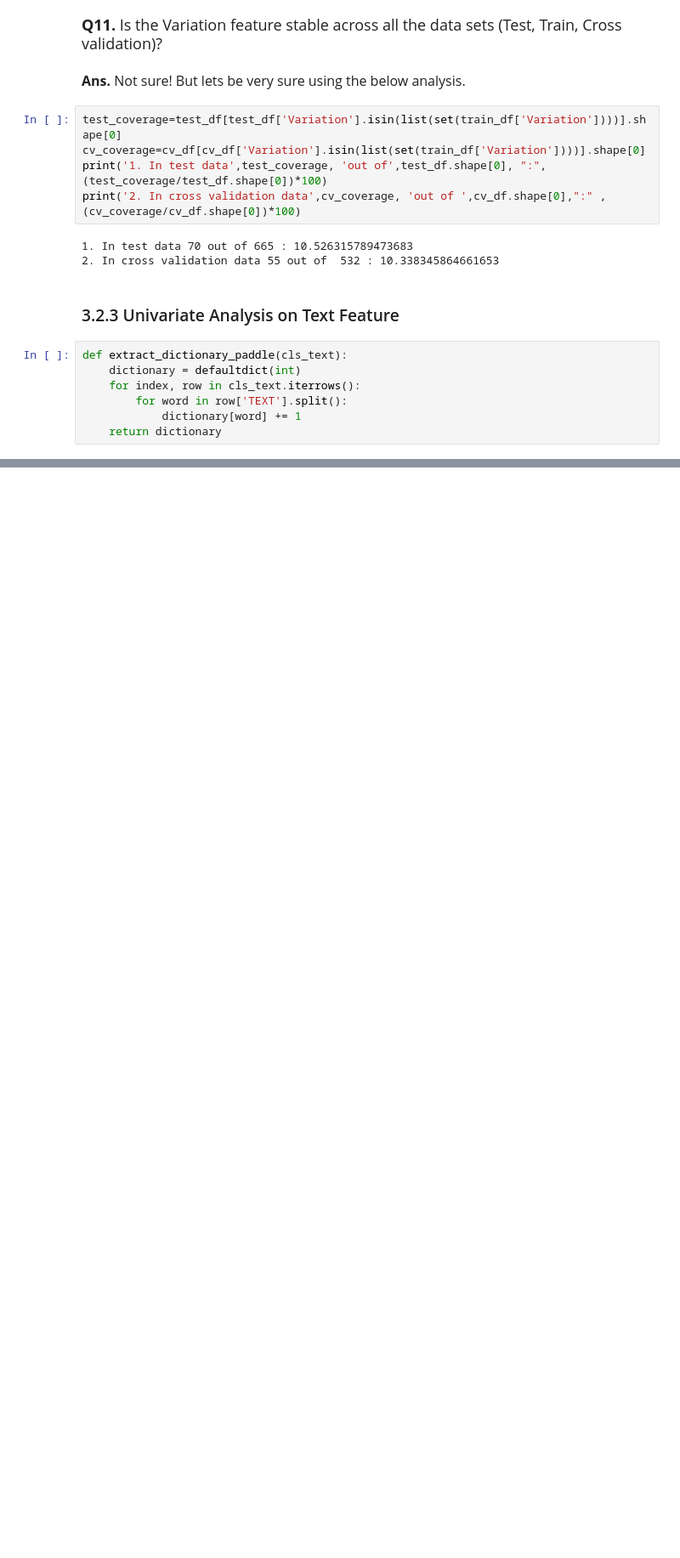
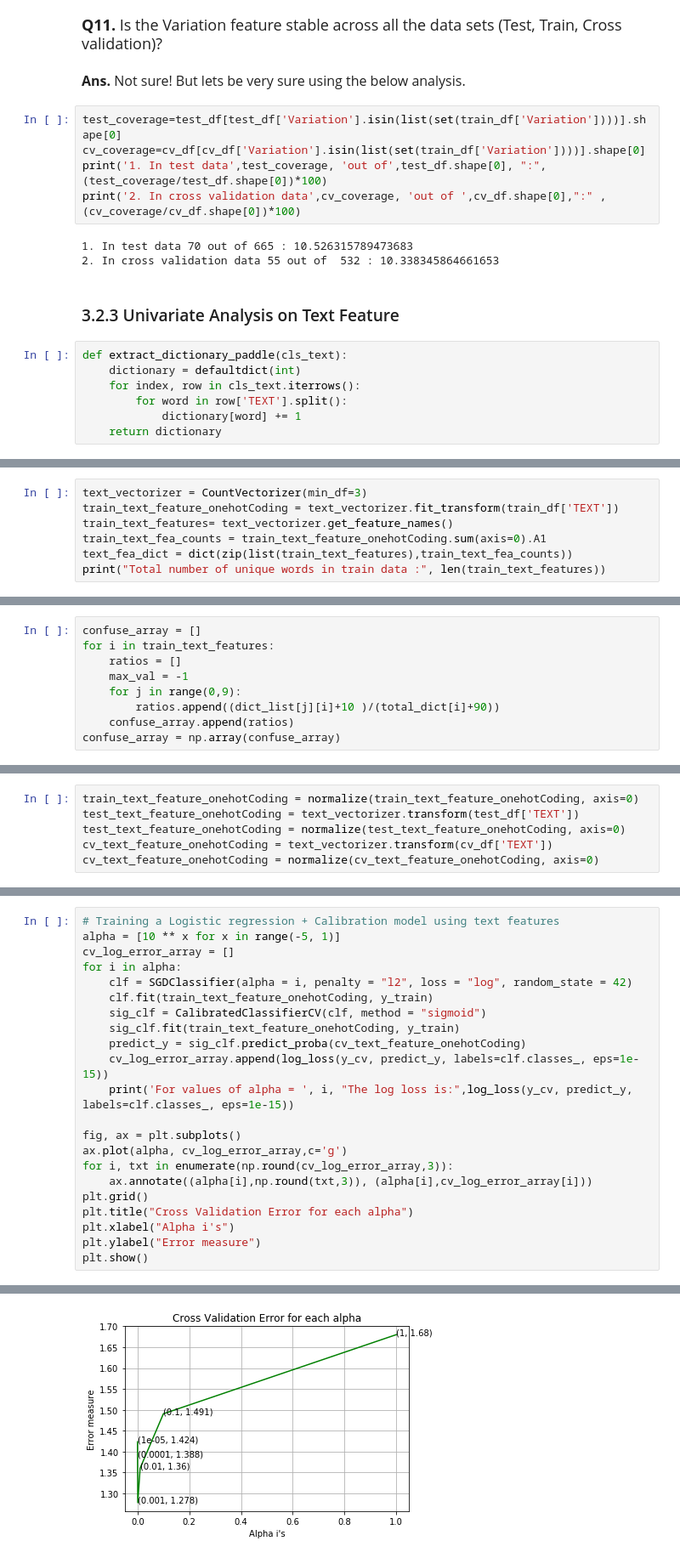
Before and after one commit to hemantmehra/Personalized-Cancer-Diagnosis, a Jupyter notebook: Personalized-Cancer-Diagnosis.ipynb, the cells around one changed output, grey strips where cells are left out. Shown at 85% size. Saved outputs shown, nothing was run; the diff lists cells and outputs as text; blank space fills up the shorter version.

Commit message:
Univariate Analysis on Text Feature

```diff
--- a/Personalized-Cancer-Diagnosis.ipynb
+++ b/Personalized-Cancer-Diagnosis.ipynb
@@ -682,0 +697,7 @@ def extract_dictionary_paddle(cls_text):
+# %%
+text_vectorizer = CountVectorizer(min_df=3)
+train_text_feature_onehotCoding = text_vectorizer.fit_transform(train_df['TEXT'])
+train_text_features= text_vectorizer.get_feature_names()
+train_text_fea_counts = train_text_feature_onehotCoding.sum(axis=0).A1
+text_fea_dict = dict(zip(list(train_text_features),train_text_fea_counts))
+print("Total number of unique words in train data :", len(train_text_features))
@@ -682,0 +715,9 @@ def extract_dictionary_paddle(cls_text):
+# %%
+confuse_array = []
+for i in train_text_features:
+    ratios = []
+    max_val = -1
+    for j in range(0,9):
+        ratios.append((dict_list[j][i]+10 )/(total_dict[i]+90))
+    confuse_array.append(ratios)
+confuse_array = np.array(confuse_array)
@@ -682,0 +733,6 @@ def extract_dictionary_paddle(cls_text):
+# %%
+train_text_feature_onehotCoding = normalize(train_text_feature_onehotCoding, axis=0)
+test_text_feature_onehotCoding = text_vectorizer.transform(test_df['TEXT'])
+test_text_feature_onehotCoding = normalize(test_text_feature_onehotCoding, axis=0)
+cv_text_feature_onehotCoding = text_vectorizer.transform(cv_df['TEXT'])
+cv_text_feature_onehotCoding = normalize(cv_text_feature_onehotCoding, axis=0)
@@ -682,0 +746,23 @@ def extract_dictionary_paddle(cls_text):
+# %%
+# Training a Logistic regression + Calibration model using text features
+alpha = [10 ** x for x in range(-5, 1)]
+cv_log_error_array = []
+for i in alpha:
+    clf = SGDClassifier(alpha = i, penalty = "l2", loss = "log", random_state = 42)
+    clf.fit(train_text_feature_onehotCoding, y_train)
+    sig_clf = CalibratedClassifierCV(clf, method = "sigmoid")
+    sig_clf.fit(train_text_feature_onehotCoding, y_train)
+    predict_y = sig_clf.predict_proba(cv_text_feature_onehotCoding)
+    cv_log_error_array.append(log_loss(y_cv, predict_y, labels=clf.classes_, eps=1e-15))
+    print('For values of alpha = ', i, "The log loss is:",log_loss(y_cv, predict_y, labels=clf.classes_, eps=1e-15))
+
+fig, ax = plt.subplots()
+ax.plot(alpha, cv_log_error_array,c='g')
+for i, txt in enumerate(np.round(cv_log_error_array,3)):
+    ax.annotate((alpha[i],np.round(txt,3)), (alpha[i],cv_log_error_array[i]))
+plt.grid()
+plt.title("Cross Validation Error for each alpha")
+plt.xlabel("Alpha i's")
+plt.ylabel("Error measure")
+plt.show()
+# %% [output]
@@ -682,0 +775 @@ def extract_dictionary_paddle(cls_text):
+[figure, added]
```
Also changed, not shown: parts of 11 cells of this notebook.
